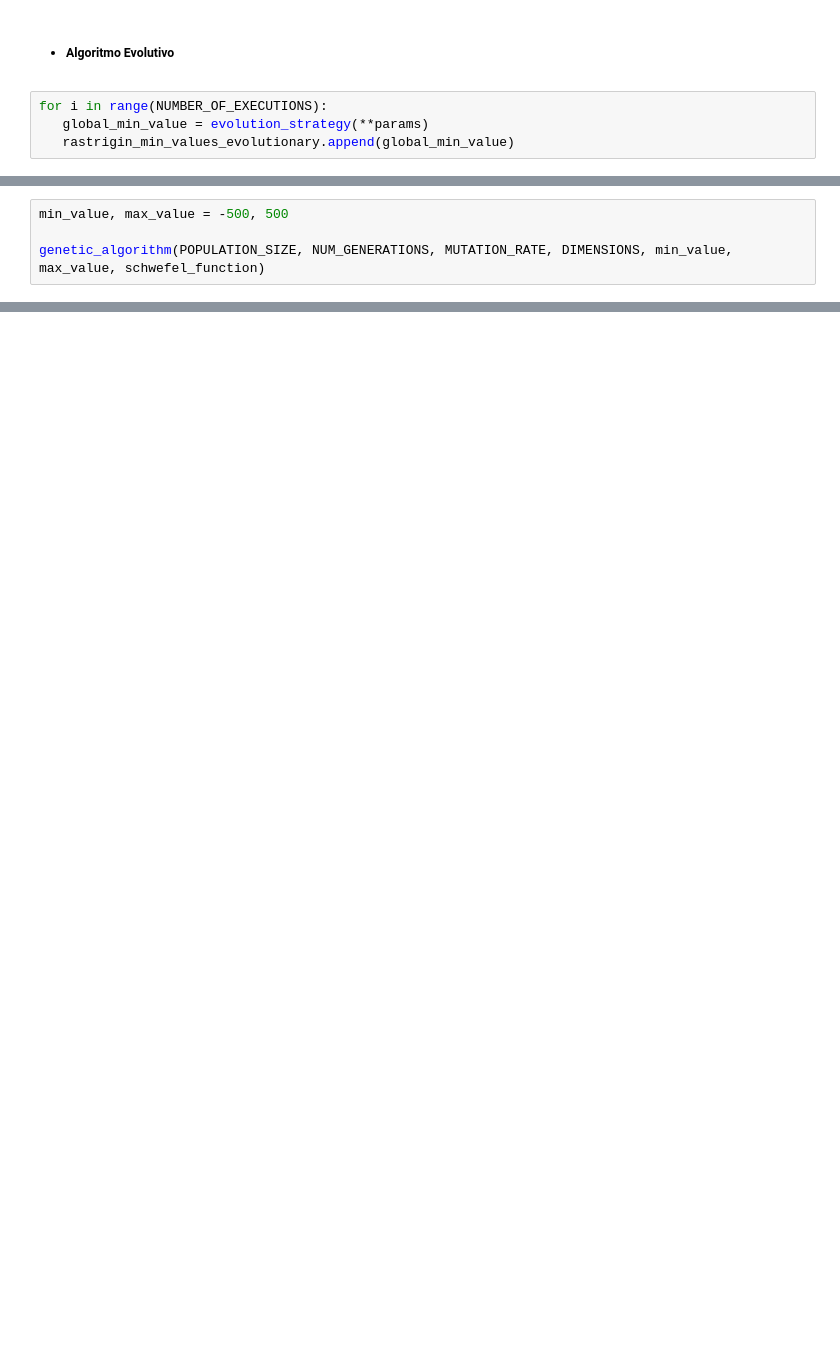
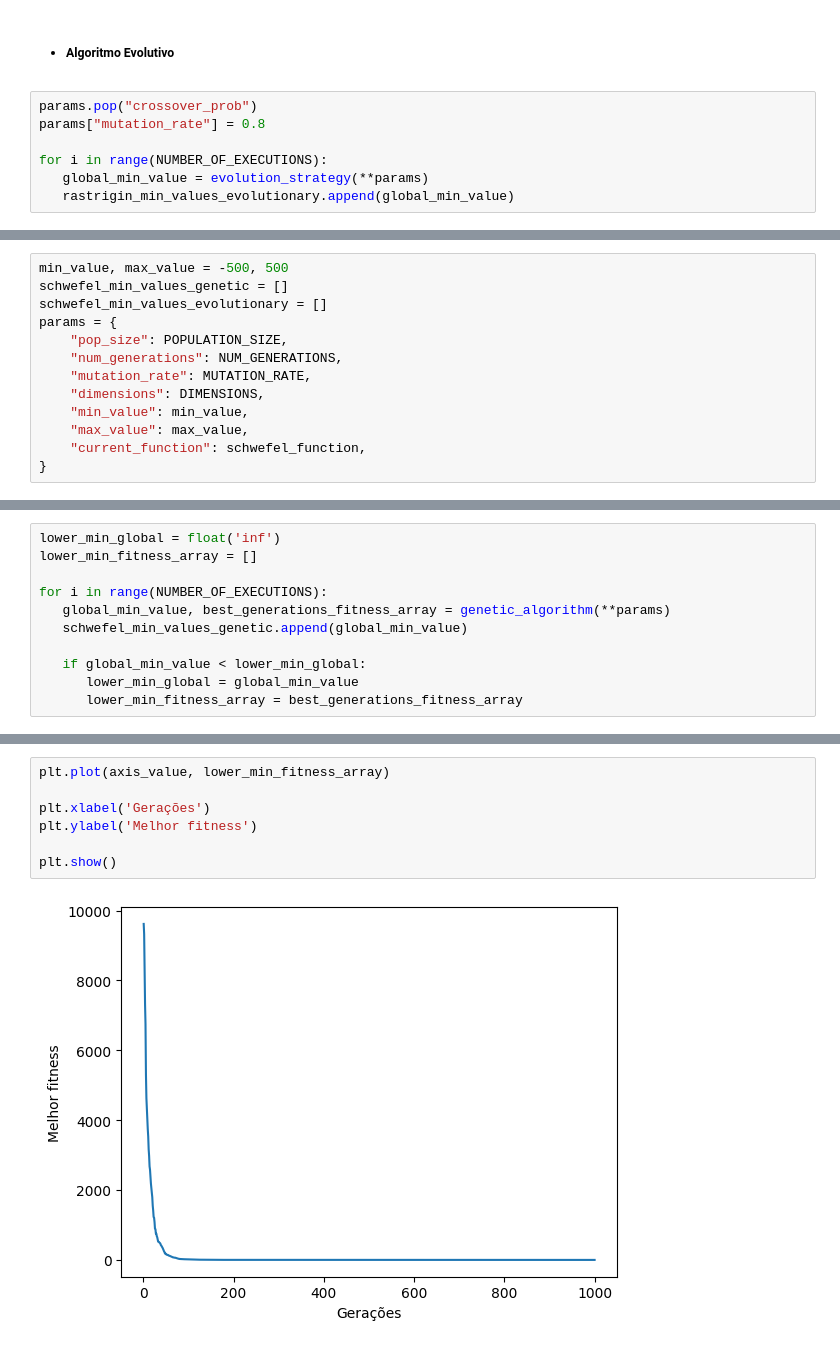
Before and after one commit to CaiolBarreto/function-optimization, a Jupyter notebook: main.ipynb, the cells around one changed output, grey strips where cells are left out. Cells and saved outputs as stored; diff of their text form; blank space fills up the shorter version.

```diff
--- a/main.ipynb
+++ b/main.ipynb
@@ -130,6 +136,9 @@ Global Minimum Value: 387.83318746502084
 # %% [markdown]
 - ##### Algoritmo Evolutivo
 # %%
+params.pop("crossover_prob")
+params["mutation_rate"] = 0.8
+
 for i in range(NUMBER_OF_EXECUTIONS):
    global_min_value = evolution_strategy(**params)
    rastrigin_min_values_evolutionary.append(global_min_value)
@@ -166,4 +170,13 @@ Global min value mean (Genetic):  387.7068616540609
 # %%
 min_value, max_value = -500, 500
-
-genetic_algorithm(POPULATION_SIZE, NUM_GENERATIONS, MUTATION_RATE, DIMENSIONS, min_value, max_value, schwefel_function)
+schwefel_min_values_genetic = []
+schwefel_min_values_evolutionary = []
+params = {
+    "pop_size": POPULATION_SIZE,
+    "num_generations": NUM_GENERATIONS,
+    "mutation_rate": MUTATION_RATE,
+    "dimensions": DIMENSIONS,
+    "min_value": min_value,
+    "max_value": max_value,
+    "current_function": schwefel_function,
+}
@@ -169,0 +185,11 @@ genetic_algorithm(POPULATION_SIZE, NUM_GENERATIONS, MUTATION_RATE, DIMENSIONS, m
+# %%
+lower_min_global = float('inf')
+lower_min_fitness_array = []
+
+for i in range(NUMBER_OF_EXECUTIONS):
+   global_min_value, best_generations_fitness_array = genetic_algorithm(**params)
+   schwefel_min_values_genetic.append(global_min_value)
+
+   if global_min_value < lower_min_global:
+      lower_min_global = global_min_value
+      lower_min_fitness_array = best_generations_fitness_array
@@ -169,0 +204,9 @@ genetic_algorithm(POPULATION_SIZE, NUM_GENERATIONS, MUTATION_RATE, DIMENSIONS, m
+# %%
+plt.plot(axis_value, lower_min_fitness_array)
+
+plt.xlabel('Gerações')
+plt.ylabel('Melhor fitness')
+
+plt.show()
+# %% [output]
+[figure, added]
```
Also changed, not shown: parts of 35 cells of this notebook, 3 other files.
